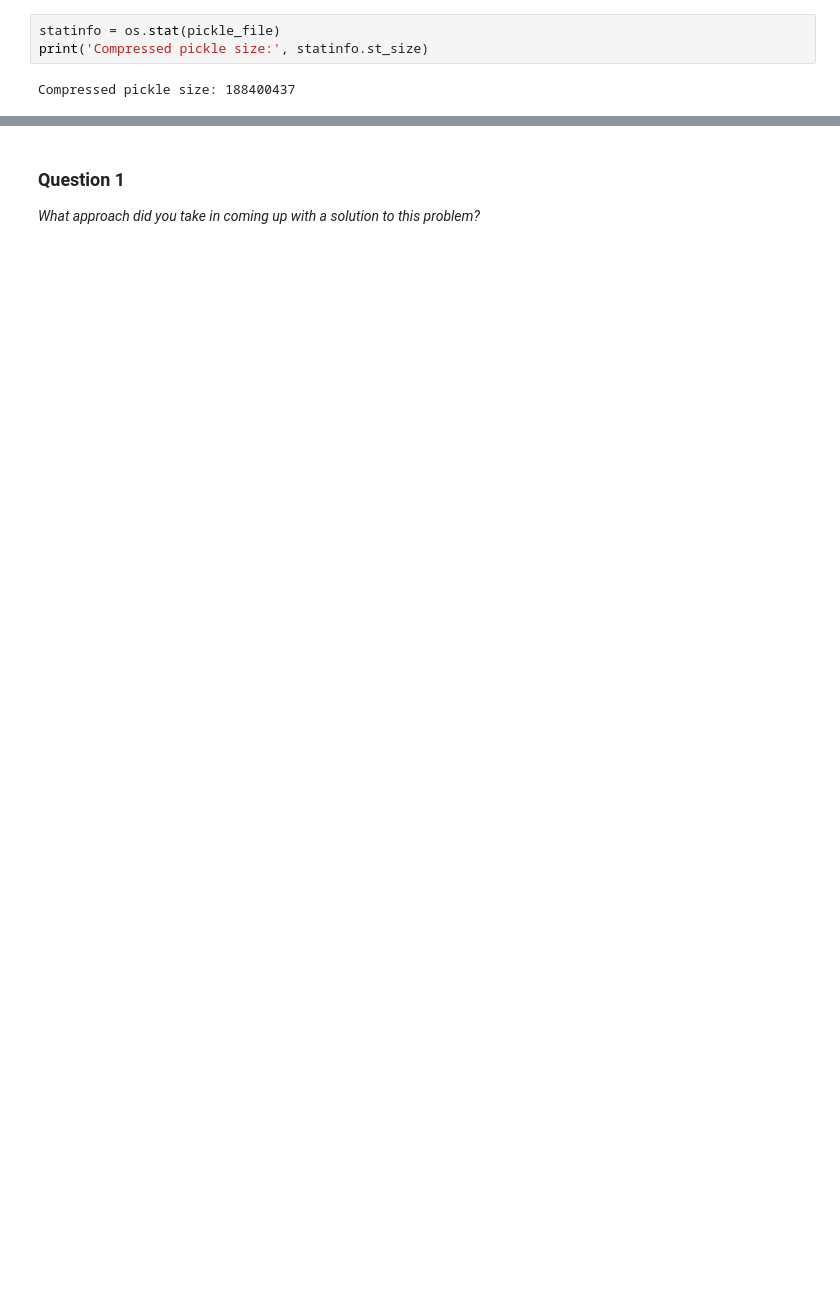
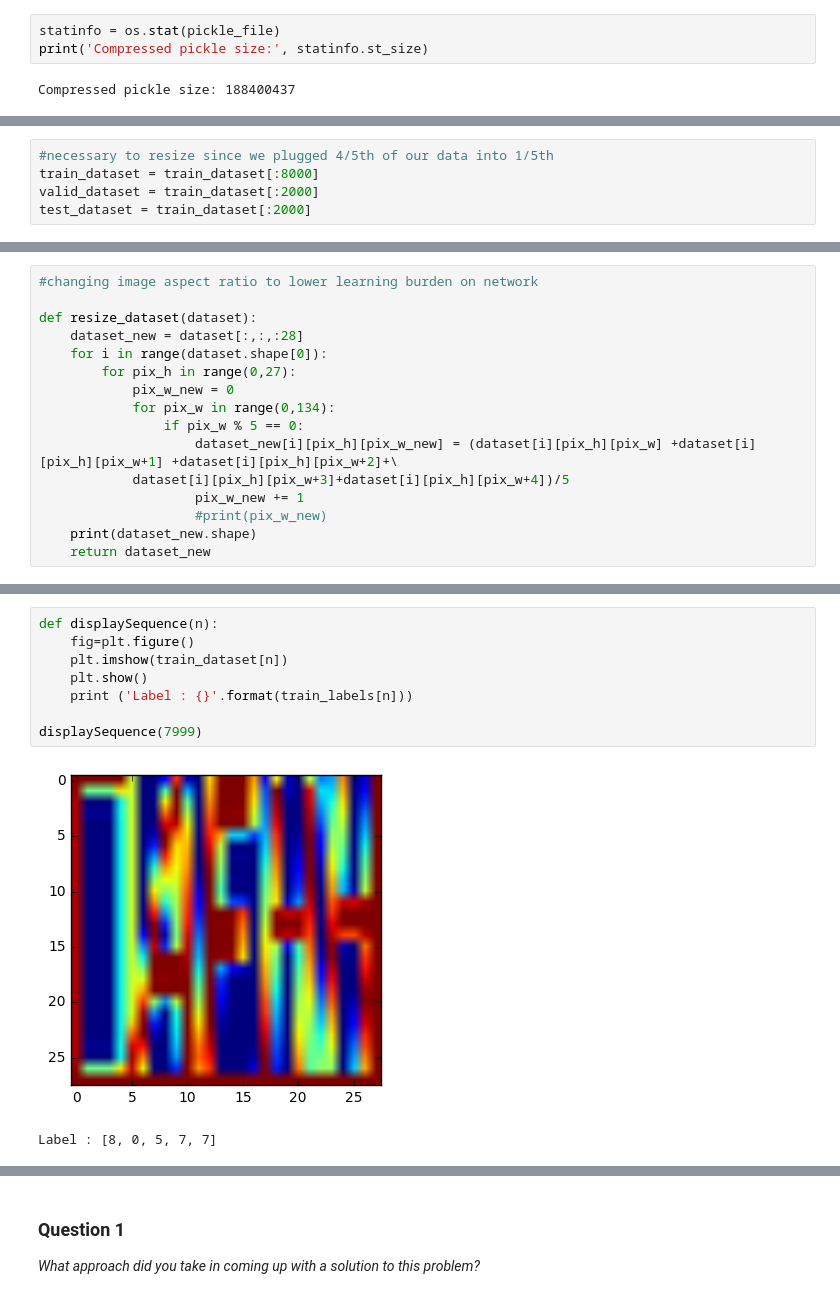
Before and after one commit to axlbert/SVHN_Recognition_NN, a Jupyter notebook: digit_recognition.ipynb, the cells around one changed output, grey strips where cells are left out. Saved outputs shown, nothing was run; the diff lists cells and outputs as text; blank space fills up the shorter version.

```diff
--- a/digit_recognition.ipynb
+++ b/digit_recognition.ipynb
@@ -183,0 +149,5 @@ Test accuracy: 87.7%
+# %%
+#necessary to resize since we plugged 4/5th of our data into 1/5th
+train_dataset = train_dataset[:8000]
+valid_dataset = train_dataset[:2000]
+test_dataset = train_dataset[:2000]
@@ -183,0 +162,16 @@ Test accuracy: 87.7%
+# %%
+#changing image aspect ratio to lower learning burden on network
+
+def resize_dataset(dataset):
+    dataset_new = dataset[:,:,:28]
+    for i in range(dataset.shape[0]):
+        for pix_h in range(0,27):
+            pix_w_new = 0
+            for pix_w in range(0,134):
+                if pix_w % 5 == 0:
+                    dataset_new[i][pix_h][pix_w_new] = (dataset[i][pix_h][pix_w] +dataset[i][pix_h][pix_w+1] +dataset[i][pix_h][pix_w+2]+\
+            dataset[i][pix_h][pix_w+3]+dataset[i][pix_h][pix_w+4])/5
+                    pix_w_new += 1
+                    #print(pix_w_new)
+    print(dataset_new.shape)
+    return dataset_new
@@ -183,0 +186,11 @@ Test accuracy: 87.7%
+# %%
+def displaySequence(n):
+    fig=plt.figure()
+    plt.imshow(train_dataset[n])
+    plt.show()
+    print ('Label : {}'.format(train_labels[n]))
+
+displaySequence(7999)
+# %% [output]
+[figure, added]
+Label : [8, 0, 5, 7, 7]
```
Also changed, not shown: parts of 42 cells of this notebook, 1 other file.
